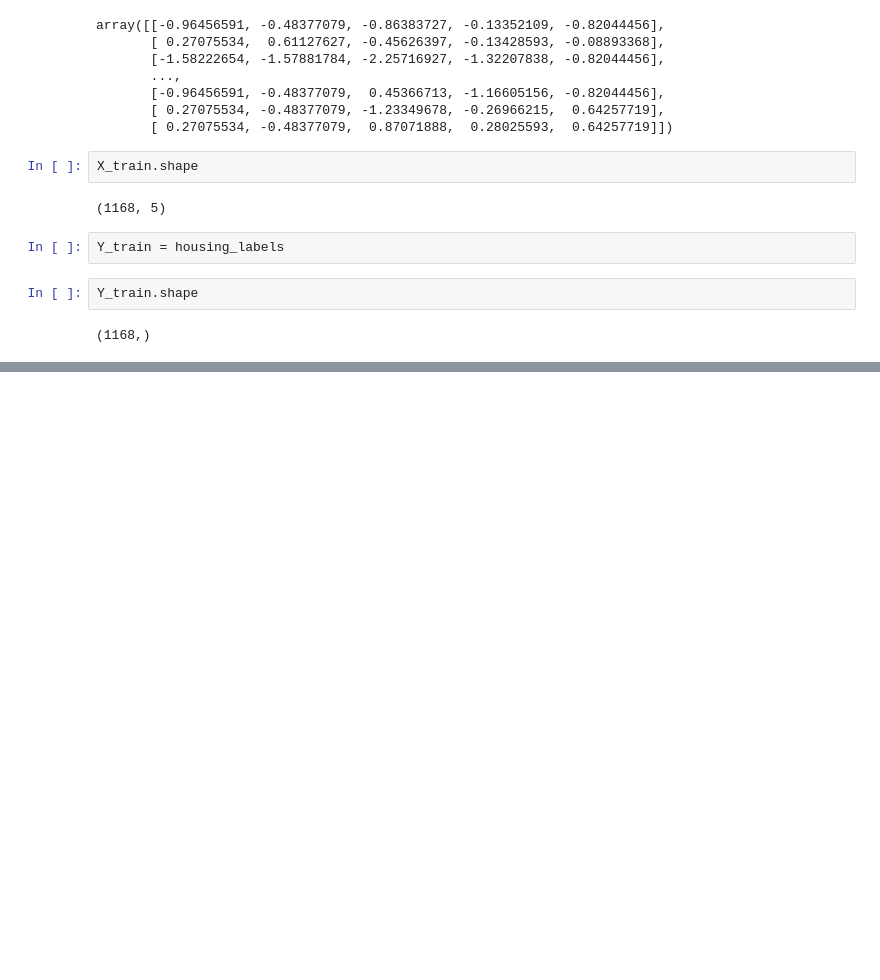
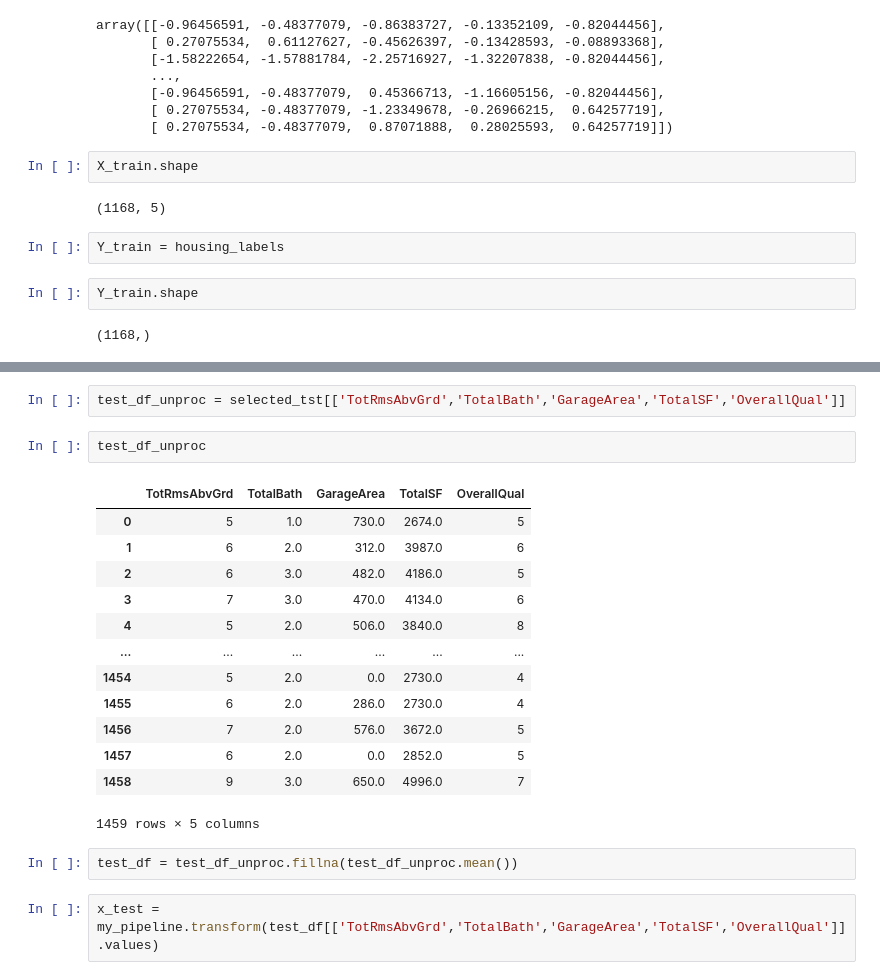
Before and after one commit to Christin-George-SDE/PRODGY_ML_01, a Jupyter notebook: house_price_prediction.ipynb, the cells around one changed output, grey strips where cells are left out. Saved outputs shown, nothing was run; the diff lists cells and outputs as text; blank space fills up the shorter version.

```diff
--- a/house_price_prediction.ipynb
+++ b/house_price_prediction.ipynb
@@ -258,0 +342,22 @@ Y_train.shape
+# %%
+test_df_unproc = selected_tst[['TotRmsAbvGrd','TotalBath','GarageArea','TotalSF','OverallQual']]
+# %%
+test_df_unproc
+# %% [output]
+|  | TotRmsAbvGrd | TotalBath | GarageArea | TotalSF | OverallQual |
+| 0 | 5 | 1.0 | 730.0 | 2674.0 | 5 |
+| 1 | 6 | 2.0 | 312.0 | 3987.0 | 6 |
+| 2 | 6 | 3.0 | 482.0 | 4186.0 | 5 |
+| 3 | 7 | 3.0 | 470.0 | 4134.0 | 6 |
+| 4 | 5 | 2.0 | 506.0 | 3840.0 | 8 |
+| ... | ... | ... | ... | ... | ... |
+| 1454 | 5 | 2.0 | 0.0 | 2730.0 | 4 |
+| 1455 | 6 | 2.0 | 286.0 | 2730.0 | 4 |
+| 1456 | 7 | 2.0 | 576.0 | 3672.0 | 5 |
+| 1457 | 6 | 2.0 | 0.0 | 2852.0 | 5 |
+| 1458 | 9 | 3.0 | 650.0 | 4996.0 | 7 |
+1459 rows × 5 columns
+# %%
+test_df = test_df_unproc.fillna(test_df_unproc.mean())
+# %%
+x_test = my_pipeline.transform(test_df[['TotRmsAbvGrd','TotalBath','GarageArea','TotalSF','OverallQual']].values)
```
Also changed, not shown: parts of 30 cells of this notebook.
